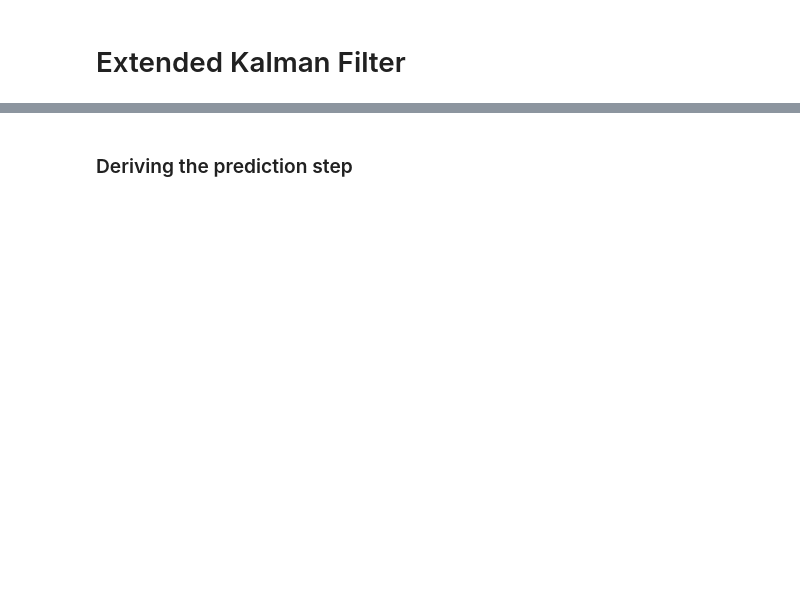
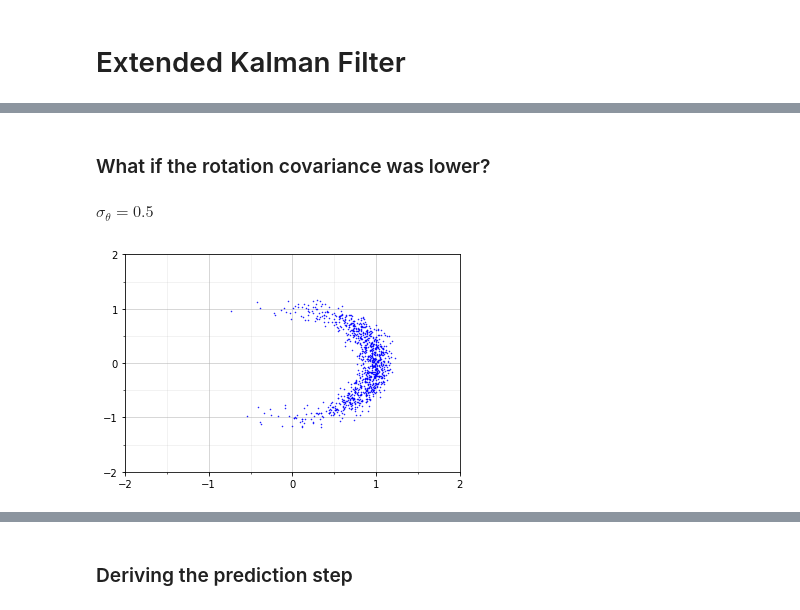
Before and after one commit to eanil/ProbabilisticRobotics, a Jupyter notebook: Chapter_3/Question_3.ipynb, the cells around one changed output, grey strips where cells are left out. Drawn from its saved outputs; the diff is of its cells as text; code cells hidden in the pictures; blank space fills up the shorter version.

```diff
--- a/Chapter_3/Question_3.ipynb
+++ b/Chapter_3/Question_3.ipynb
@@ -19,0 +49,9 @@ TODO: Demonstrate
+# %% [markdown]
+### What if the rotation covariance was lower?
+# %% [markdown]
+$\sigma_\theta=0.5$
+# %%
+sim = SimulateMotion(np.array([0,0]), np.array([[0.01, 0.],[0., 0.01]]), np.array([0]), np.array([0.5]), 1000)
+plotSim(sim)
+# %% [output]
+[figure, added]
```
Also changed, not shown: parts of 24 cells of this notebook.
